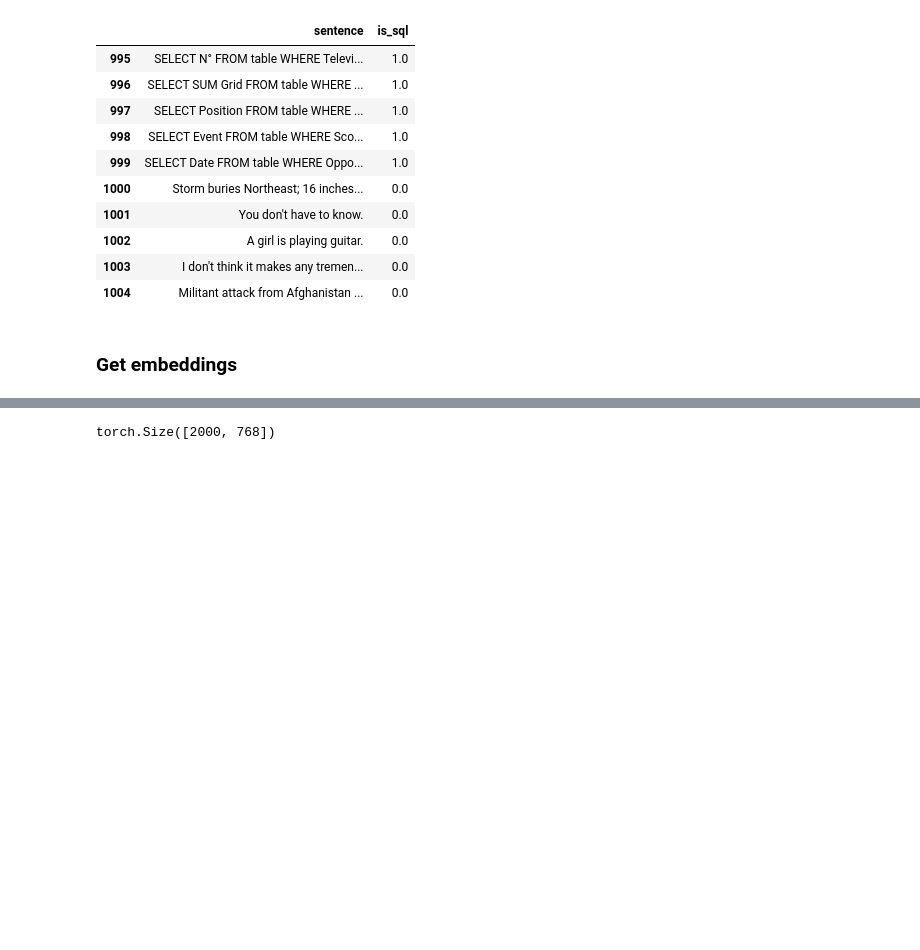
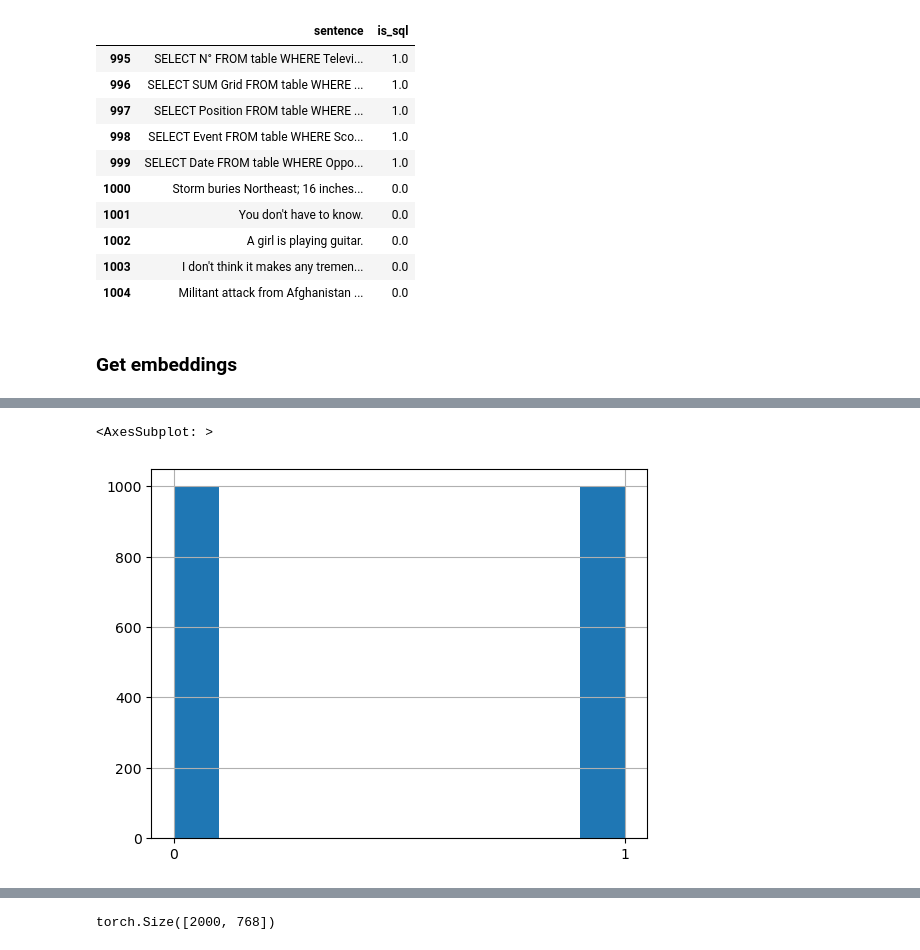
Before and after one commit to enriquemoraayala/oppe4rl-sqli, a Jupyter notebook: notebooks/sql_embeddings/get_embeddings.ipynb, the cells around one changed output, grey strips where cells are left out. Cells and saved outputs as stored; diff of their text form; code cells hidden in the pictures; blank space fills up the shorter version.

```diff
--- a/notebooks/sql_embeddings/get_embeddings.ipynb
+++ b/notebooks/sql_embeddings/get_embeddings.ipynb
@@ -93,3 +96,12 @@ word_embedding_model = models.Transformer('.', max_seq_length=15)
 pooling_model = models.Pooling(word_embedding_model.get_word_embedding_dimension())
 
 model = SentenceTransformer(modules=[word_embedding_model, pooling_model])
+# %%
+import pandas as pd
+
+data_sql = pd.read_csv('data/wikiSQL/train_sql.csv')
+data_sql.dropna(inplace=True)
+data_sql['sqli'] = '0'
+data_sql = data_sql.iloc[0:1000]
+data_sql.head()
+print(data_sql.shape)
@@ -95,0 +110,8 @@ model = SentenceTransformer(modules=[word_embedding_model, pooling_model])
+# %%
+data_sqli = pd.read_csv('data/sqli/sqliv2.csv', encoding='utf-16')
+data_sqli.dropna(inplace=True)
+data_sqli.rename(columns = {'Sentence': 'sql_sentence'}, inplace = True)
+data_sqli['sqli'] = '1'
+data_sqli.drop(['Label'], axis=1, inplace=True)
+data_sqli = data_sqli.iloc[0:1000]
+data_sqli.head()
@@ -96,3 +125,9 @@ model = SentenceTransformer(modules=[word_embedding_model, pooling_model])
+# %%
+data = pd.concat([data_sql, data_sqli], ignore_index=True)
+data['sqli'].hist()
+# %% [output]
+<AxesSubplot: >
+[figure, added]
 # %%
 import torch
 
```
Also changed, not shown: parts of 11 cells of this notebook, 2 other files.
